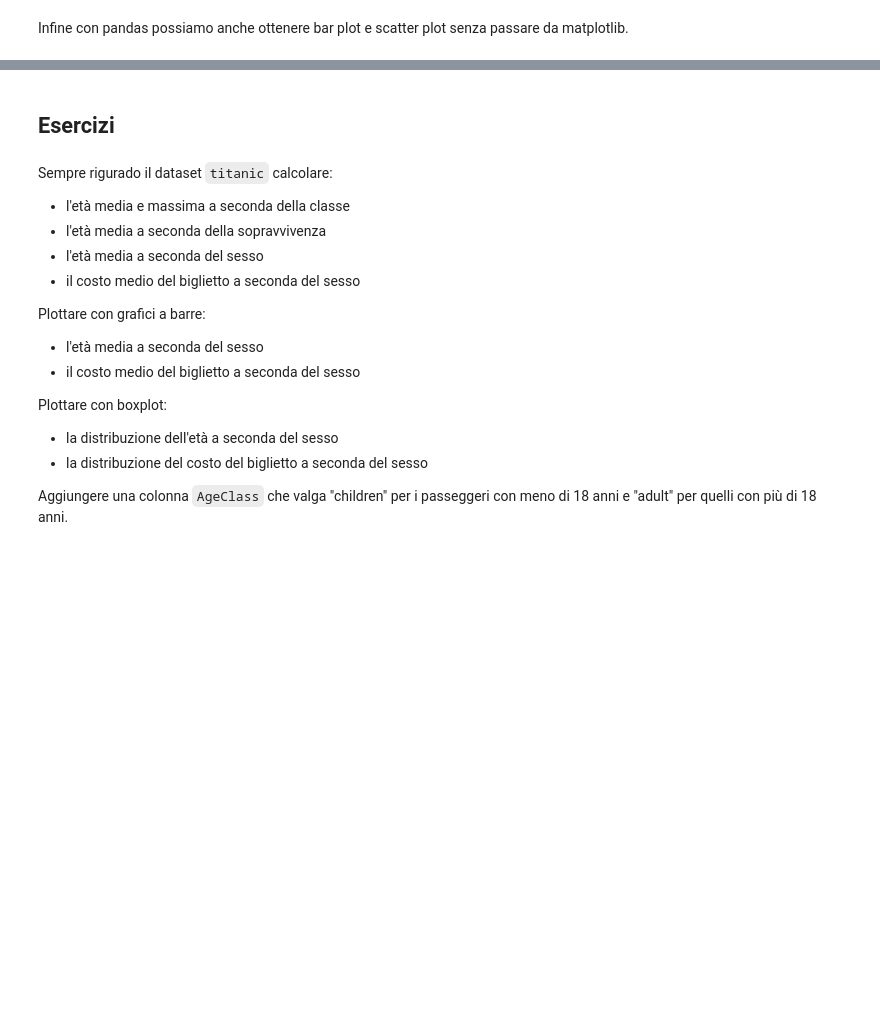
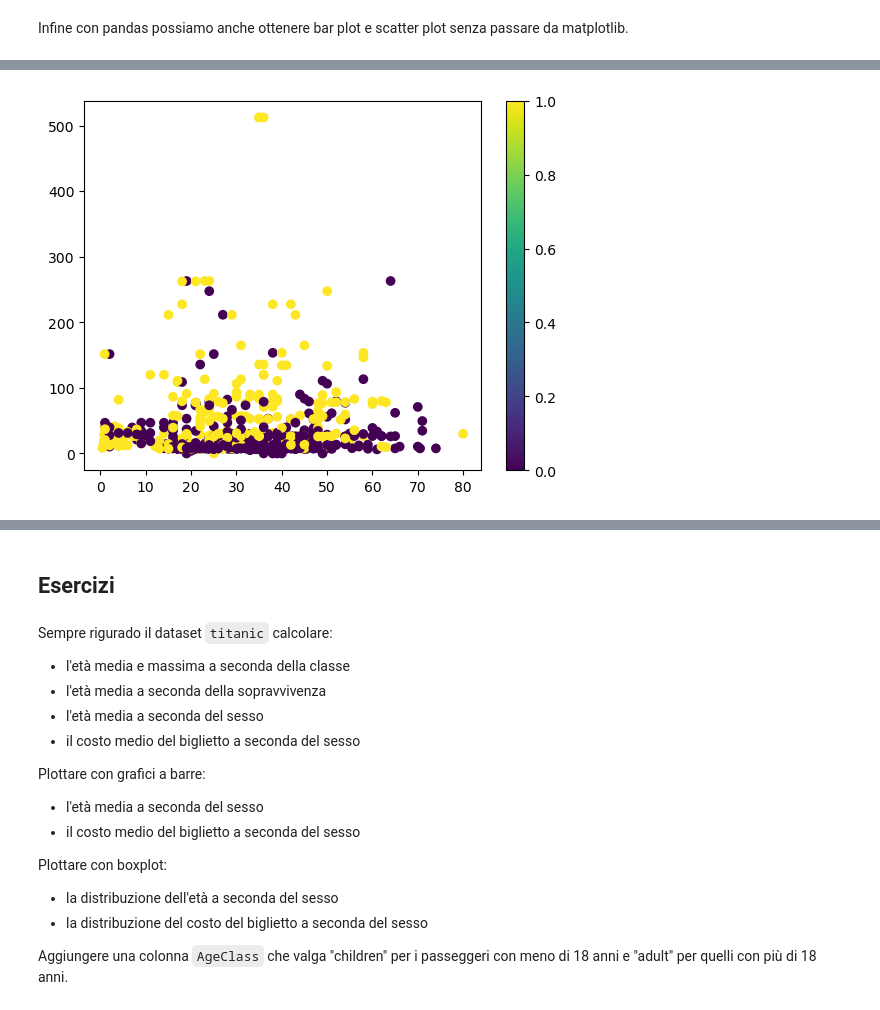
Before and after one commit to jb-sharp/stat4bigdata, a Jupyter notebook: Lezione 8/08-2-pandas.ipynb, the cells around one changed output, grey strips where cells are left out. Saved outputs shown, nothing was run; the diff lists cells and outputs as text; code cells hidden in the pictures; blank space fills up the shorter version.

```diff
--- a/Lezione 8/08-2-pandas.ipynb
+++ b/Lezione 8/08-2-pandas.ipynb
@@ -203,8 +512,11 @@ data.plot.scatter(x = 'Age', y = 'Fare')
 # %%
 plt.figure()
-plt.scatter(data["Age"], data["Fare"],
-           c = data["Survived"])
+plt.scatter(data["Age"],
+            data["Fare"],
+            c = data["Survived"])
 plt.colorbar()
 plt.show()
+# %% [output]
+[figure, added]
 # %%
 plt.figure()
```
Also changed, not shown: parts of 49 cells of this notebook, 1 other file.
